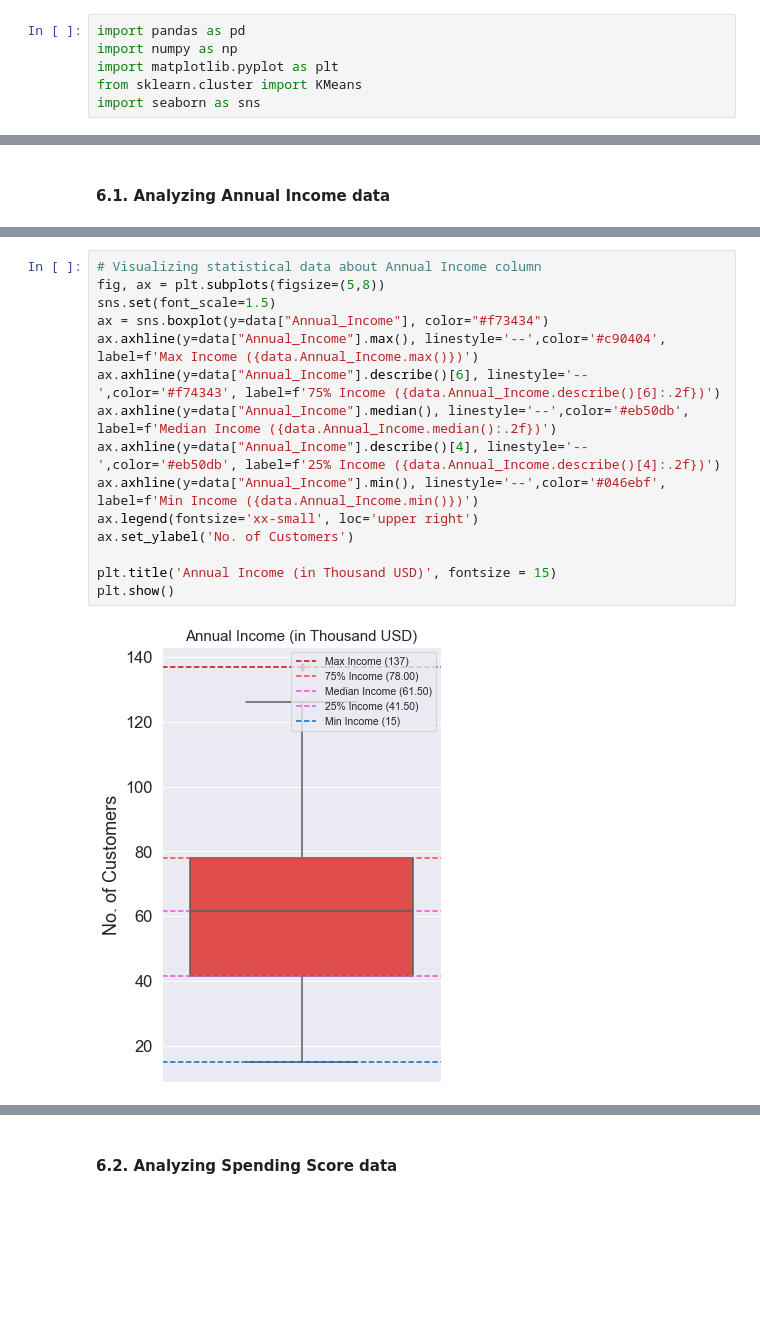
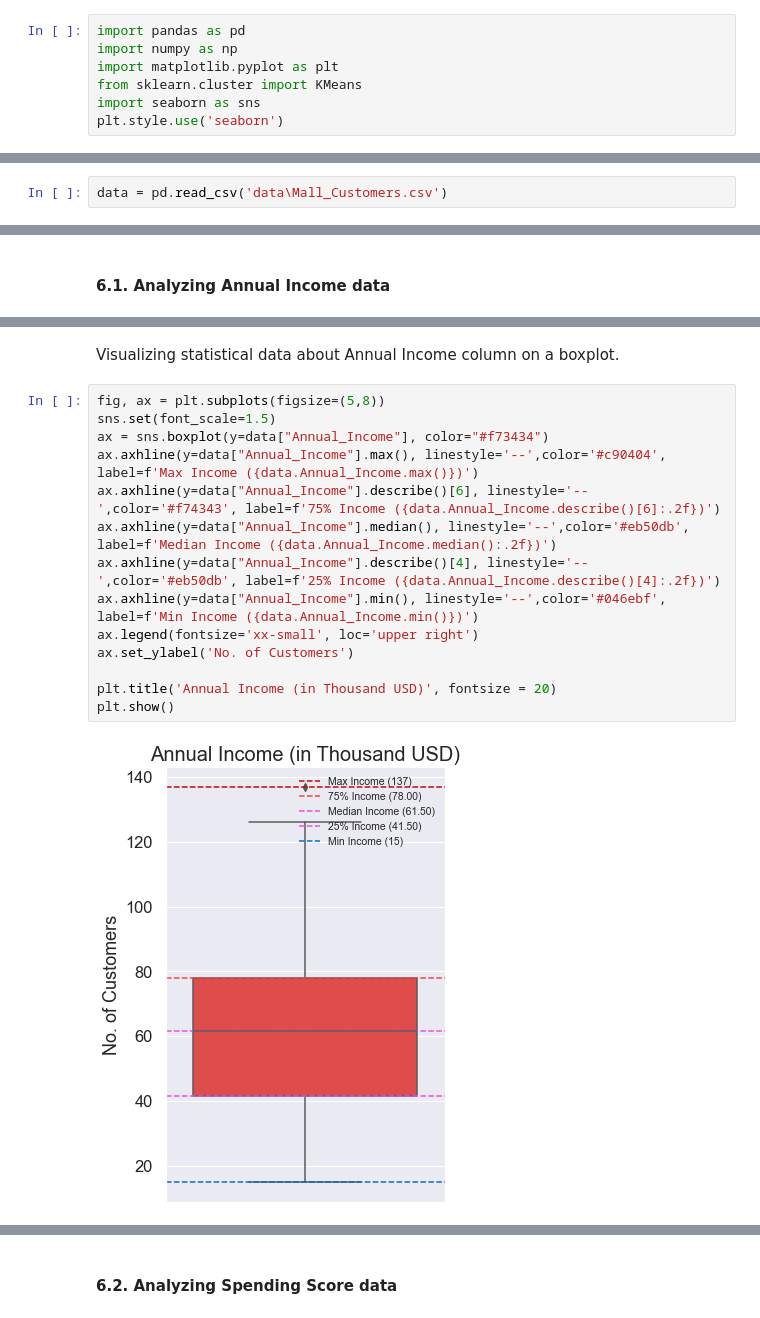
Before and after one commit to mayursrt/customer-segmentation-using-k-means, a Jupyter notebook: Customer Segmentation.ipynb, the cells around one changed output, grey strips where cells are left out. Drawn from its saved outputs; the diff is of its cells as text; blank space fills up the shorter version.

```diff
--- a/Customer Segmentation.ipynb
+++ b/Customer Segmentation.ipynb
@@ -18,6 +18,7 @@ import numpy as np
 import matplotlib.pyplot as plt
 from sklearn.cluster import KMeans
 import seaborn as sns
+plt.style.use('seaborn')
 # %% [markdown]
 ---
 # %% [markdown]
@@ -44,0 +28,2 @@ data
+# %%
+data = pd.read_csv('data\Mall_Customers.csv')
@@ -517,17 +549,18 @@ Name: Annual_Income, dtype: float64
+# %% [markdown]
+Visualizing statistical data about Annual Income column on a boxplot.
 # %%
-# Visualizing statistical data about Annual Income column
 fig, ax = plt.subplots(figsize=(5,8))
 sns.set(font_scale=1.5)
 ax = sns.boxplot(y=data["Annual_Income"], color="#f73434")
 ax.axhline(y=data["Annual_Income"].max(), linestyle='--',color='#c90404', label=f'Max Income ({data.Annual_Income.max()})')
 ax.axhline(y=data["Annual_Income"].describe()[6], linestyle='--',color='#f74343', label=f'75% Income ({data.Annual_Income.describe()[6]:.2f})')
 ax.axhline(y=data["Annual_Income"].median(), linestyle='--',color='#eb50db', label=f'Median Income ({data.Annual_Income.median():.2f})')
 ax.axhline(y=data["Annual_Income"].describe()[4], linestyle='--',color='#eb50db', label=f'25% Income ({data.Annual_Income.describe()[4]:.2f})')
 ax.axhline(y=data["Annual_Income"].min(), linestyle='--',color='#046ebf', label=f'Min Income ({data.Annual_Income.min()})')
 ax.legend(fontsize='xx-small', loc='upper right')
 ax.set_ylabel('No. of Customers')
 
-plt.title('Annual Income (in Thousand USD)', fontsize = 15)
+plt.title('Annual Income (in Thousand USD)', fontsize = 20)
 plt.show()
 # %% [output]
-[figure, old version]
+[figure, new version]
```
Also changed, not shown: parts of 176 cells of this notebook.
